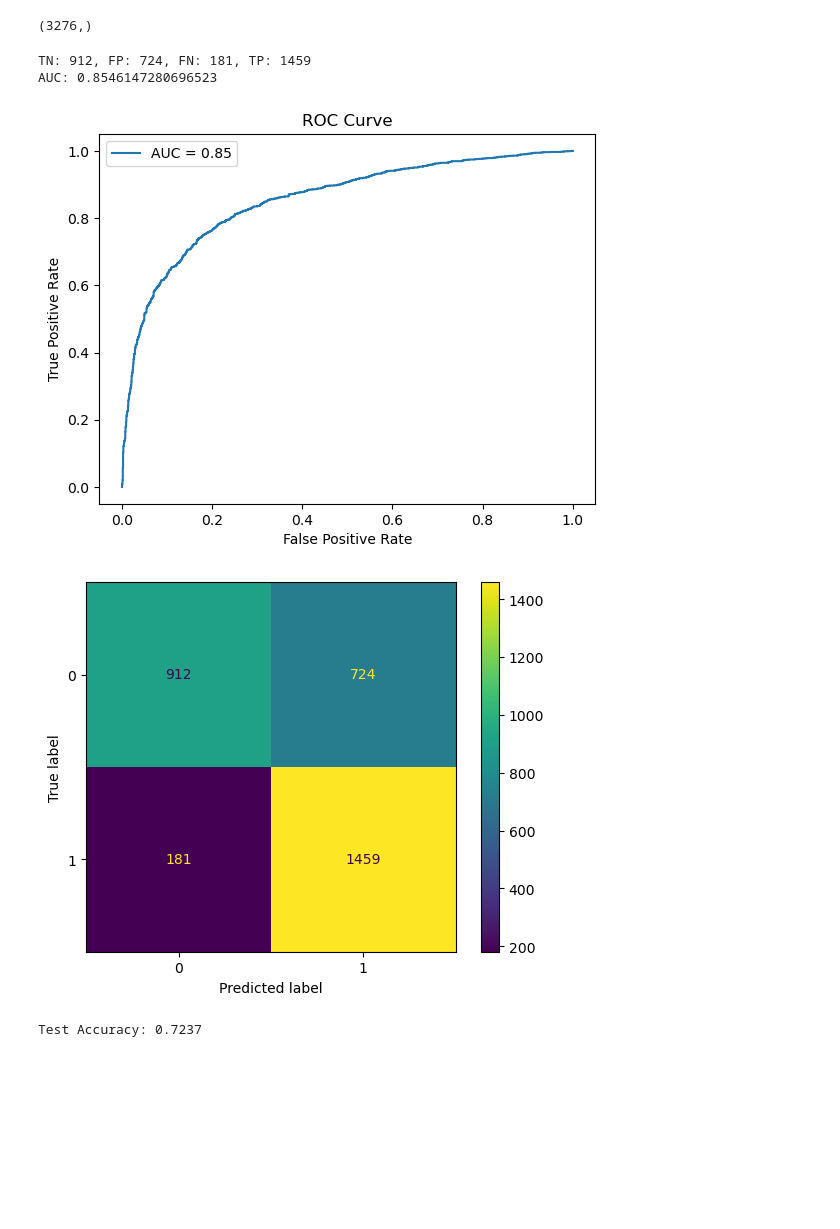
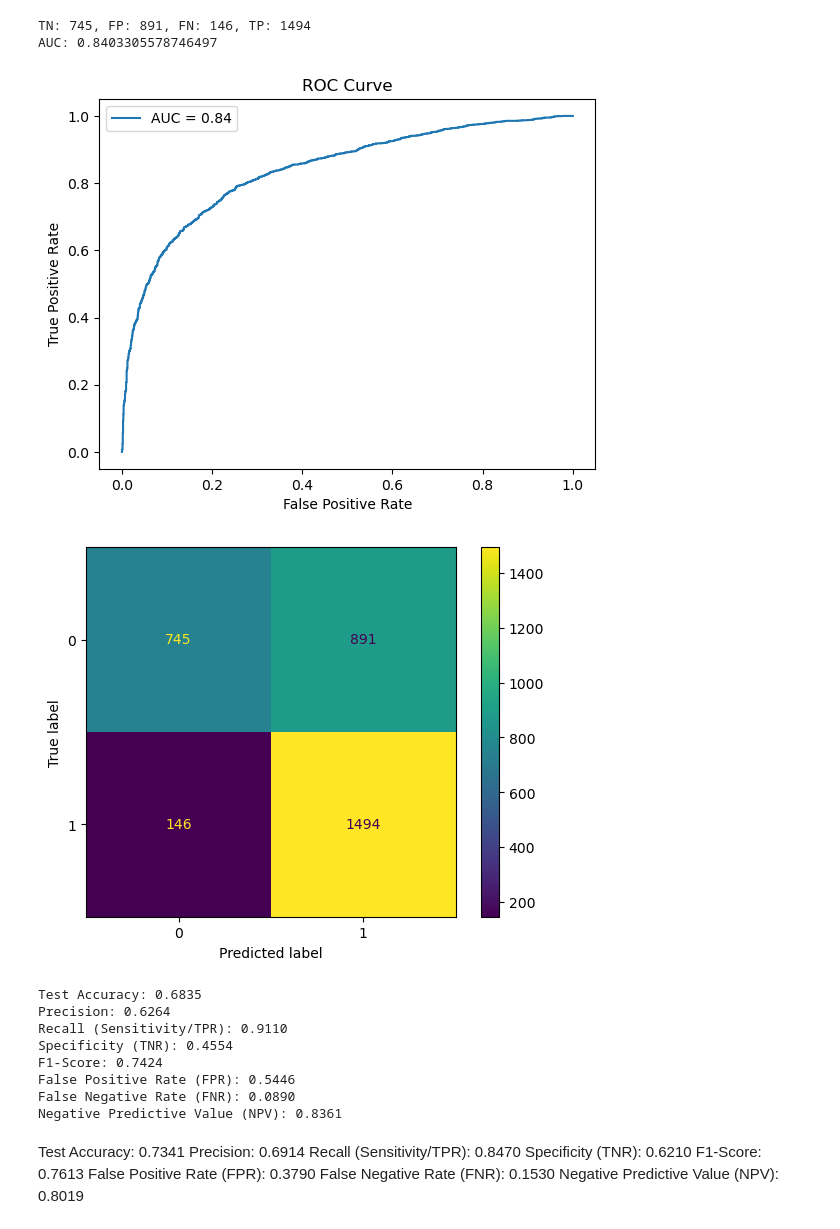
Before and after one commit to Tapiwamaz/HonoursResearch, a Jupyter notebook: Notebooks/Evaluations.ipynb, the cells around one changed output. Cells and saved outputs as stored; diff of their text form; code cells hidden in the pictures; blank space fills up the shorter version.

```diff
--- a/Notebooks/Evaluations.ipynb
+++ b/Notebooks/Evaluations.ipynb
@@ -16,39 +24,69 @@ X.shape
 # %%
-classifier = tf.keras.models.load_model("../Models/AE_Classifier_Only.keras")
+classifier = tf.keras.models.load_model("../Models/AE_Classifier_larger.keras")
 y_pred_probs = classifier(X)
 y_pred = np.argmax(y_pred_probs,axis=1)
-print(y_pred.shape)
-# %% [output]
-(3276,)
 # %%
-from sklearn.metrics import confusion_matrix, roc_auc_score, roc_curve, ConfusionMatrixDisplay
+from sklearn.metrics import confusion_matrix, roc_auc_score, roc_curve, ConfusionMatrixDisplay,precision_score,recall_score,f1_score
 
 cm = confusion_matrix(Y, y_pred)
 tn, fp, fn, tp = cm.ravel()
 print(f'TN: {tn}, FP: {fp}, FN: {fn}, TP: {tp}')
 
 if len(np.unique(Y)) == 2:
     auc = roc_auc_score(Y, y_pred_probs[:, 1])
     print(f'AUC: {auc}')
     fpr, tpr, thresholds = roc_curve(Y, y_pred_probs[:, 1])
     import matplotlib.pyplot as plt
     plt.plot(fpr, tpr, label=f'AUC = {auc:.2f}')
     plt.xlabel('False Positive Rate')
     plt.ylabel('True Positive Rate')
     plt.title('ROC Curve')
     plt.legend()
     plt.show()
 
 # Confusion matrix plot
 disp = ConfusionMatrixDisplay(confusion_matrix=cm)
 disp.plot()
 plt.show()
 # print(f'Test loss: {loss}')
 accuracy = np.mean(y_pred == Y)
 print(f'Test Accuracy: {accuracy:.4f}')
+
+precision = precision_score(Y, y_pred)
+recall = recall_score(Y, y_pred)
+f1 = f1_score(Y, y_pred)
+specificity = tn / (tn + fp)
+false_positive_rate = fp / (fp + tn)
+false_negative_rate = fn / (fn + tp)
+true_positive_rate = tp / (tp + fn)  # Same as recall/sensitivity
+negative_predictive_value = tn / (tn + fn)
+
+print(f'Precision: {precision:.4f}')
+print(f'Recall (Sensitivity/TPR): {recall:.4f}')
+print(f'Specificity (TNR): {specificity:.4f}')
+print(f'F1-Score: {f1:.4f}')
+print(f'False Positive Rate (FPR): {false_positive_rate:.4f}')
+print(f'False Negative Rate (FNR): {false_negative_rate:.4f}')
+print(f'Negative Predictive Value (NPV): {negative_predictive_value:.4f}')
 # %% [output]
-TN: 912, FP: 724, FN: 181, TP: 1459
-AUC: 0.8546147280696523
+TN: 745, FP: 891, FN: 146, TP: 1494
+AUC: 0.8403305578746497
-[figure, old version]
+[figure, new version]
-[figure, old version]
+[figure, new version]
-Test Accuracy: 0.7237
+Test Accuracy: 0.6835
+Precision: 0.6264
+Recall (Sensitivity/TPR): 0.9110
+Specificity (TNR): 0.4554
+F1-Score: 0.7424
+False Positive Rate (FPR): 0.5446
+False Negative Rate (FNR): 0.0890
+Negative Predictive Value (NPV): 0.8361
+# %% [markdown]
+Test Accuracy: 0.7341
+Precision: 0.6914
+Recall (Sensitivity/TPR): 0.8470
+Specificity (TNR): 0.6210
+F1-Score: 0.7613
+False Positive Rate (FPR): 0.3790
+False Negative Rate (FNR): 0.1530
+Negative Predictive Value (NPV): 0.8019
```
Also changed, not shown: parts of 2 cells of this notebook, 6 other files.
